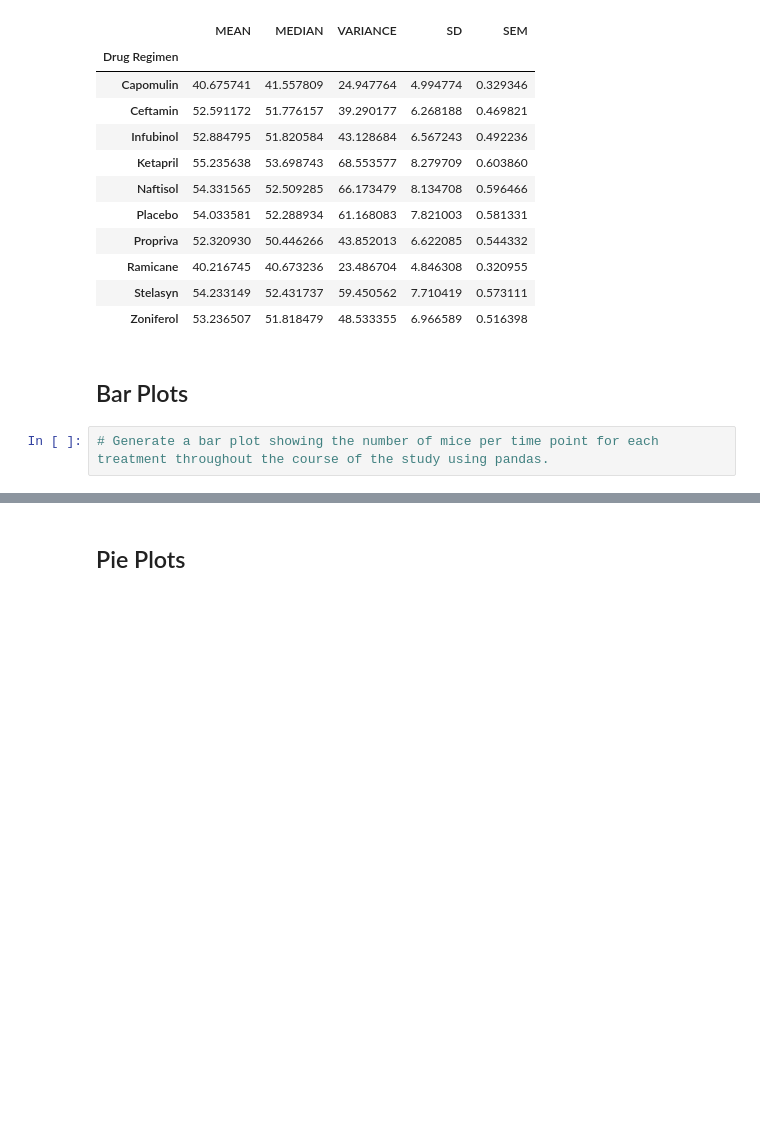
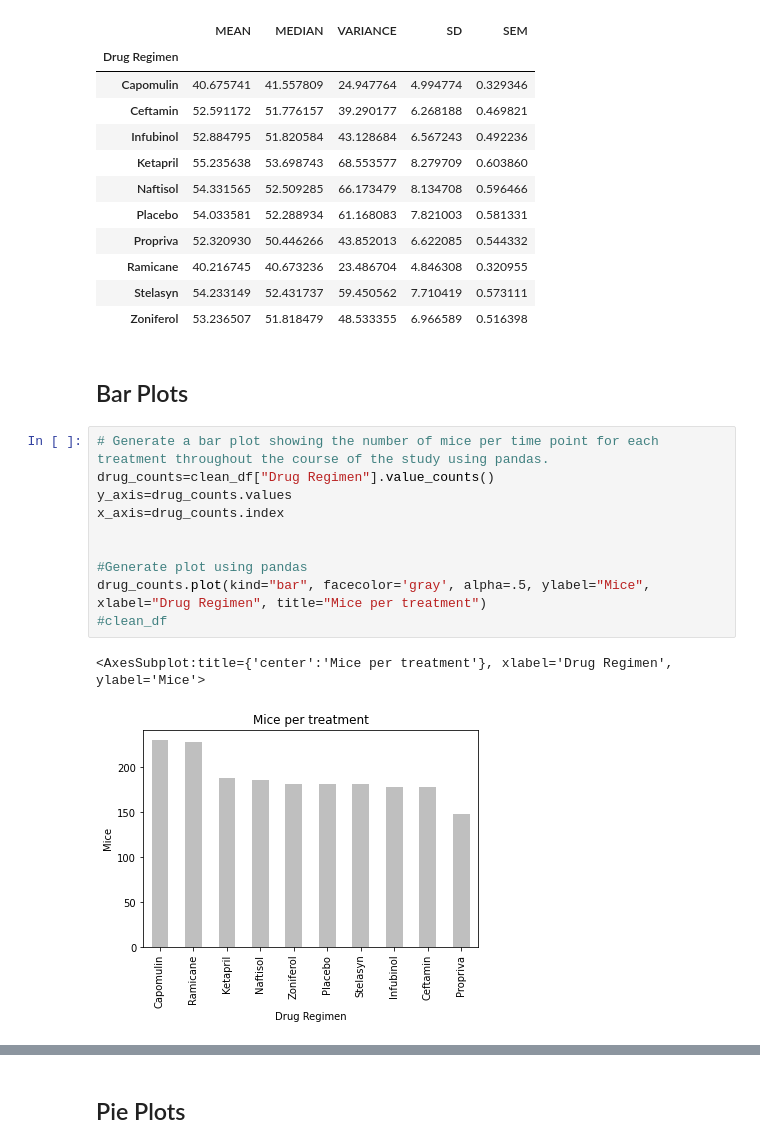
Before and after one commit to samuelceron/matplotlib-challenge, a Jupyter notebook: pymaceuticals.ipynb, the cells around one changed output, grey strips where cells are left out. Saved outputs shown, nothing was run; the diff lists cells and outputs as text; blank space fills up the shorter version.

Commit message:
Bar Plot for Mice per treatment Analysis completed

```diff
--- a/pymaceuticals.ipynb
+++ b/pymaceuticals.ipynb
@@ -144,5 +144,16 @@ analysis_df
 ## Bar Plots
 # %%
 # Generate a bar plot showing the number of mice per time point for each treatment throughout the course of the study using pandas.
+drug_counts=clean_df["Drug Regimen"].value_counts()
+y_axis=drug_counts.values
+x_axis=drug_counts.index
+
+
+#Generate plot using pandas
+drug_counts.plot(kind="bar", facecolor='gray', alpha=.5, ylabel="Mice", xlabel="Drug Regimen", title="Mice per treatment")
+#clean_df
+# %% [output]
+<AxesSubplot:title={'center':'Mice per treatment'}, xlabel='Drug Regimen', ylabel='Mice'>
+[figure, added]
 # %%
 # Generate a bar plot showing the number of mice per time point for each treatment throughout the course of the study using pyplot.
```
Also changed, not shown: parts of 2 cells of this notebook.
